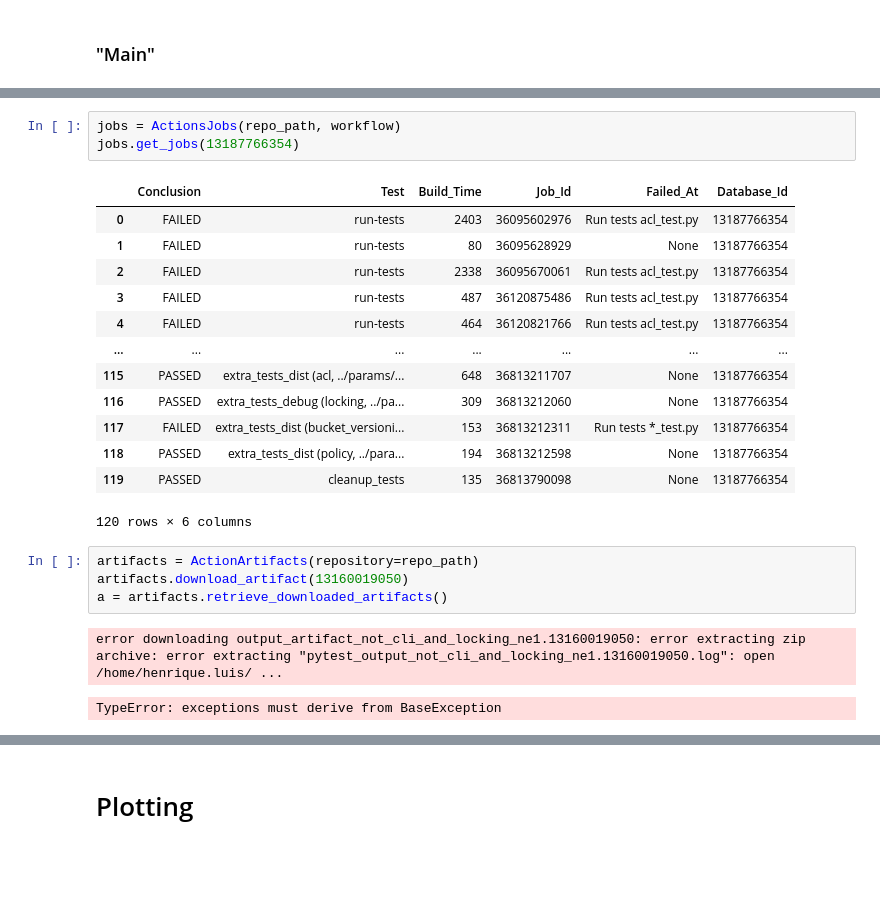
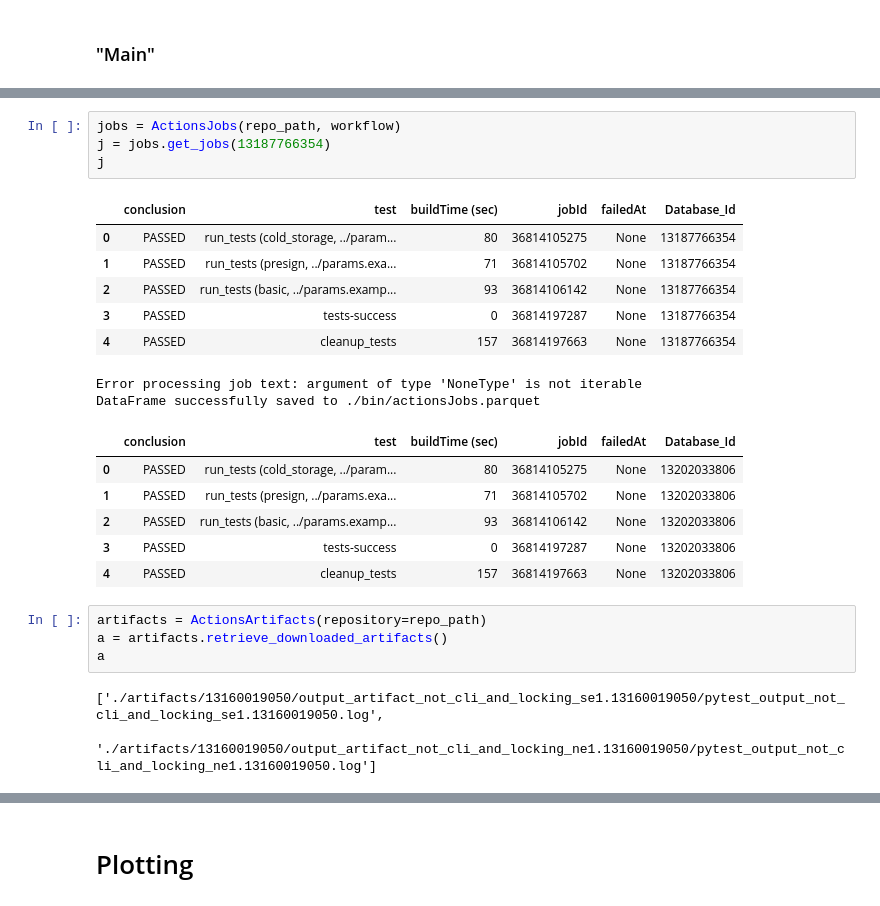
Before and after one commit to 2xlhe/gh-Actions-Reader, a Jupyter notebook: ghActionsReader.ipynb, the cells around one changed output, grey strips where cells are left out. Saved outputs shown, nothing was run; the diff lists cells and outputs as text; blank space fills up the shorter version.

```diff
--- a/ghActionsReader.ipynb
+++ b/ghActionsReader.ipynb
@@ -487,26 +515,28 @@ DataFrame successfully saved to ./bin/actionsWorflow.parquet
 # %%
 jobs = ActionsJobs(repo_path, workflow)
-jobs.get_jobs(13187766354)
+j = jobs.get_jobs(13187766354)
+j
 # %% [output]
-|  | Conclusion | Test | Build_Time | Job_Id | Failed_At | Database_Id |
-| 0 | FAILED | run-tests | 2403 | 36095602976 | Run tests acl_test.py | 13187766354 |
-| 1 | FAILED | run-tests | 80 | 36095628929 | None | 13187766354 |
-| 2 | FAILED | run-tests | 2338 | 36095670061 | Run tests acl_test.py | 13187766354 |
-| 3 | FAILED | run-tests | 487 | 36120875486 | Run tests acl_test.py | 13187766354 |
-| 4 | FAILED | run-tests | 464 | 36120821766 | Run tests acl_test.py | 13187766354 |
-| ... | ... | ... | ... | ... | ... | ... |
-| 115 | PASSED | extra_tests_dist (acl, ../params/... | 648 | 36813211707 | None | 13187766354 |
-| 116 | PASSED | extra_tests_debug (locking, ../pa... | 309 | 36813212060 | None | 13187766354 |
-| 117 | FAILED | extra_tests_dist (bucket_versioni... | 153 | 36813212311 | Run tests *_test.py | 13187766354 |
-| 118 | PASSED | extra_tests_dist (policy, ../para... | 194 | 36813212598 | None | 13187766354 |
-| 119 | PASSED | cleanup_tests | 135 | 36813790098 | None | 13187766354 |
+|  | conclusion | test | buildTime (sec) | jobId | failedAt | Database_Id |
+| 0 | PASSED | run_tests (cold_storage, ../param... | 80 | 36814105275 | None | 13187766354 |
+| 1 | PASSED | run_tests (presign, ../params.exa... | 71 | 36814105702 | None | 13187766354 |
+| 2 | PASSED | run_tests (basic, ../params.examp... | 93 | 36814106142 | None | 13187766354 |
+| 3 | PASSED | tests-success | 0 | 36814197287 | None | 13187766354 |
+| 4 | PASSED | cleanup_tests | 157 | 36814197663 | None | 13187766354 |
-120 rows × 6 columns
+Error processing job text: argument of type 'NoneType' is not iterable
+DataFrame successfully saved to ./bin/actionsJobs.parquet
+|  | conclusion | test | buildTime (sec) | jobId | failedAt | Database_Id |
+| 0 | PASSED | run_tests (cold_storage, ../param... | 80 | 36814105275 | None | 13202033806 |
+| 1 | PASSED | run_tests (presign, ../params.exa... | 71 | 36814105702 | None | 13202033806 |
+| 2 | PASSED | run_tests (basic, ../params.examp... | 93 | 36814106142 | None | 13202033806 |
+| 3 | PASSED | tests-success | 0 | 36814197287 | None | 13202033806 |
+| 4 | PASSED | cleanup_tests | 157 | 36814197663 | None | 13202033806 |
 # %%
-artifacts = ActionArtifacts(repository=repo_path)
-artifacts.download_artifact(13160019050)
+artifacts = ActionsArtifacts(repository=repo_path)
 a = artifacts.retrieve_downloaded_artifacts()
+a
 # %% [output]
-error downloading output_artifact_not_cli_and_locking_ne1.13160019050: error extracting zip archive: error extracting "pytest_output_not_cli_and_locking_ne1.13160019050.log": open /home/henrique.luis/ ...
+['./artifacts/13160019050/output_artifact_not_cli_and_locking_se1.13160019050/pytest_output_not_cli_and_locking_se1.13160019050.log',
+ './artifacts/13160019050/output_artifact_not_cli_and_locking_ne1.13160019050/pytest_output_not_cli_and_locking_ne1.13160019050.log']
-TypeError: exceptions must derive from BaseException
 # %%
 artifact = PytestArtifactLogExtractor(path = a[1])
```
Also changed, not shown: parts of 8 cells of this notebook, 2 other files.
